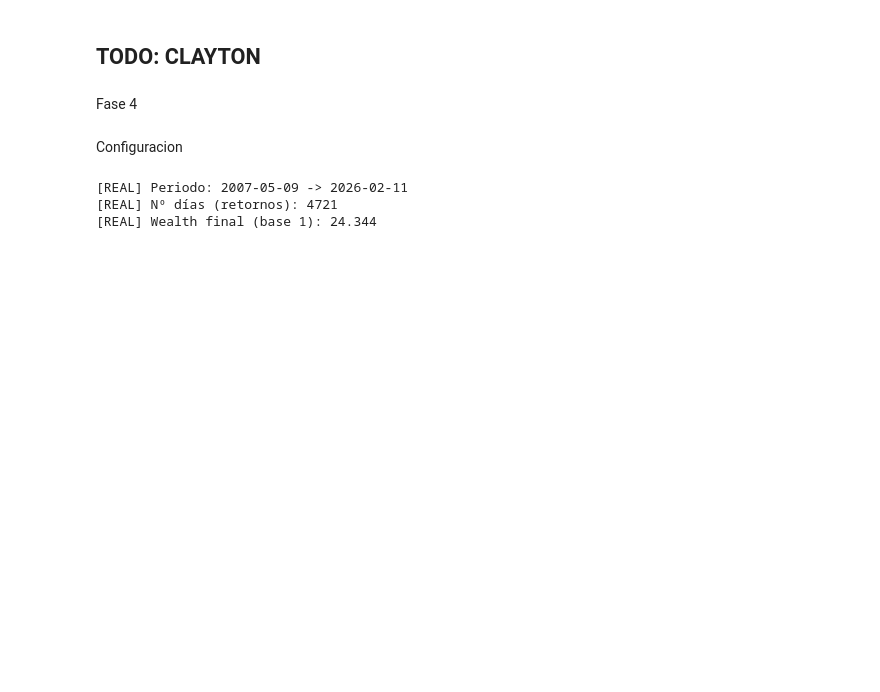
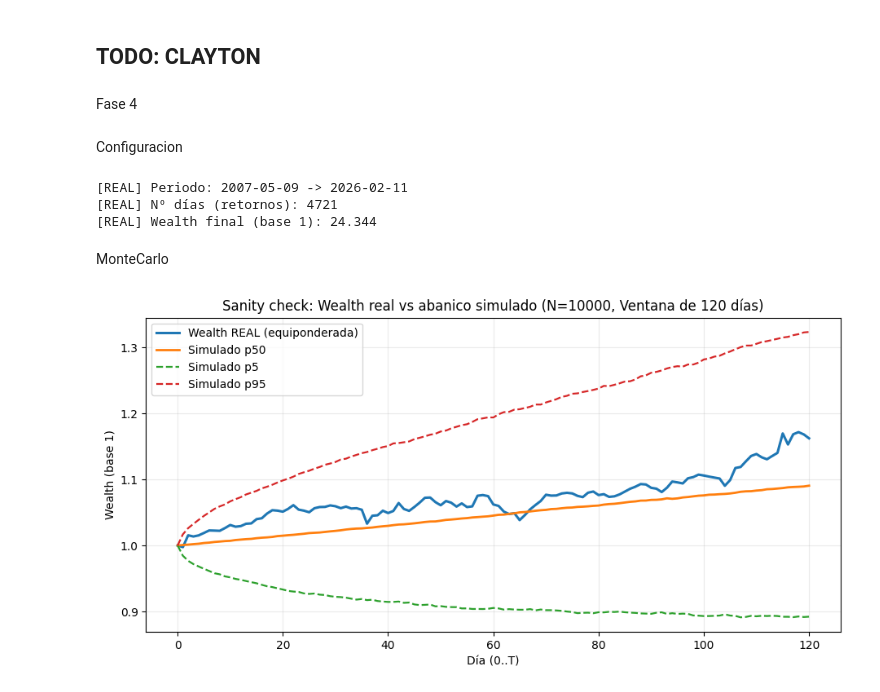
Before and after one commit to alonsodt/Practica-Riesgos-MIAX, a Jupyter notebook: Riesgos (1).ipynb, the cells around one changed output. Cells and saved outputs as stored; diff of their text form; code cells hidden in the pictures; blank space fills up the shorter version.

```diff
--- a/Riesgos (1).ipynb
+++ b/Riesgos (1).ipynb
@@ -1046,0 +990,15 @@ crisis_lookup = np.sort(wallet_crisis_returns.values, axis=0)
+# %% [markdown]
+MonteCarlo
+# %%
+random_generator = np.random.default_rng(SEED)
+transition_matrix = np.asarray(hmm.transmat_) # Probabilidad de seguir en crisis, en calma o cambiar entre estados
+
+simulated_returns_percentages = np.empty((N_PATHS, window_size), dtype=np.float64)
+simulated_wealth = np.empty((N_PATHS, window_size + 1), dtype=np.float64)
+# El wealth inicial es 1
+simulated_wealth[:, 0] = 1.0
+
+# Todos los resultados de la simulacion
+all_simulation_states = np.empty((N_PATHS, window_size), dtype=np.int8)
+# Simulacion "actual" en el bucle
+t_simulation_states = np.full(N_PATHS, start_state, dtype=np.int8)
@@ -1046,0 +1022,62 @@ crisis_lookup = np.sort(wallet_crisis_returns.values, axis=0)
+# %%
+
+eps = 1e-12
+n_tickers = len(tickers_to_keep)
+
+for t in range(window_size):
+    all_simulation_states[:, t] = t_simulation_states
+
+    # Simular retornos segun si son crisis o calma
+    for state in np.unique(t_simulation_states):
+        idx = np.where(t_simulation_states == state)[0]
+        n_states = len(idx)
+
+        if n_states == 0:
+            continue
+
+        if int(state) == crisis_state:
+            nu = int(crisis_nu)
+            Rho = np.asarray(nu_crisis_corr)
+            lookup = crisis_lookup
+        else:
+            nu = int(calm_nu)
+            Rho = np.asarray(nu_calm_corr)
+            lookup = calm_lookup
+
+        # 1) t-cópula: muestrear Z ~ t_k(0, Rho, nu) y pasar a U con CDF univariante t
+        Z = st.multivariate_t(loc=np.zeros(n_tickers), shape=Rho, df=nu).rvs(size=n_states, random_state=random_generator)
+        Z = np.atleast_2d(Z)
+        U = st.t.cdf(Z, df=nu)
+        U = np.clip(U, eps, 1 - eps)
+
+        # 2) Marginales empíricas (log-returns)
+        logR_sim = inv_ecdf_from_sorted(U, lookup)
+
+        # 3) Cartera equiponderada (aritmética) y guardar
+        simulated_returns_percentages[idx, t] = np.expm1(logR_sim).mean(axis=1)
+
+    # Transición Markov -> siguiente estado
+    u = random_generator.random(N_PATHS)
+    cumP = np.cumsum(transition_matrix[t_simulation_states], axis=1)  # (N, n_states)
+    t_simulation_states = (u[:, None] > cumP).sum(axis=1).astype(np.int8)
+
+    simulated_wealth[:, t + 1] = simulated_wealth[:, t] * (1.0 + simulated_returns_percentages[:, t])
+
+p5  = np.percentile(simulated_wealth, 5, axis=0)
+p50 = np.percentile(simulated_wealth, 50, axis=0)
+p95 = np.percentile(simulated_wealth, 95, axis=0)
+
+x = np.arange(window_size + 1)
+plt.figure(figsize=(11, 5))
+plt.plot(x, wealth, linewidth=2.2, label="Wealth REAL (equiponderada)")
+plt.plot(x, p50, linewidth=2.0, label="Simulado p50")
+plt.plot(x, p5,  linestyle="--", linewidth=1.6, label="Simulado p5")
+plt.plot(x, p95, linestyle="--", linewidth=1.6, label="Simulado p95")
+plt.title(f"Sanity check: Wealth real vs abanico simulado (N={N_PATHS}, Ventana de {window_size} días)")
+plt.xlabel("Día (0..T)")
+plt.ylabel("Wealth (base 1)")
+plt.grid(True, alpha=0.25)
+plt.legend()
+plt.show()
+# %% [output]
+[figure, added]
```
Also changed, not shown: parts of 24 cells of this notebook.
